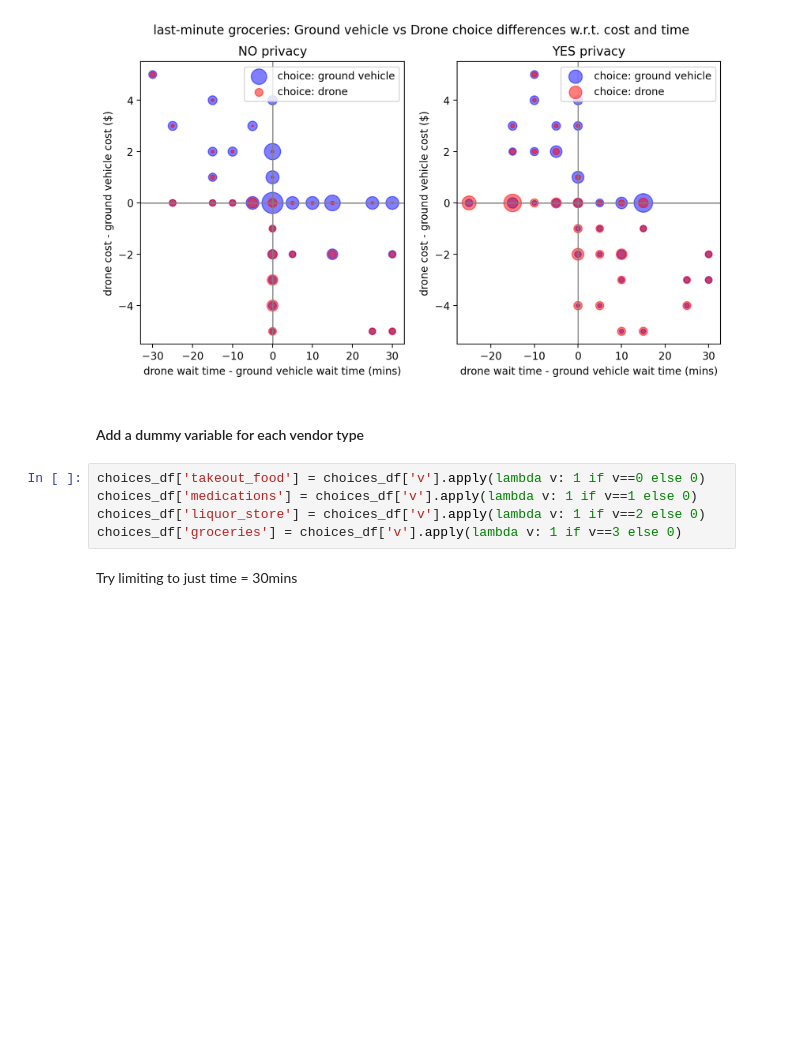
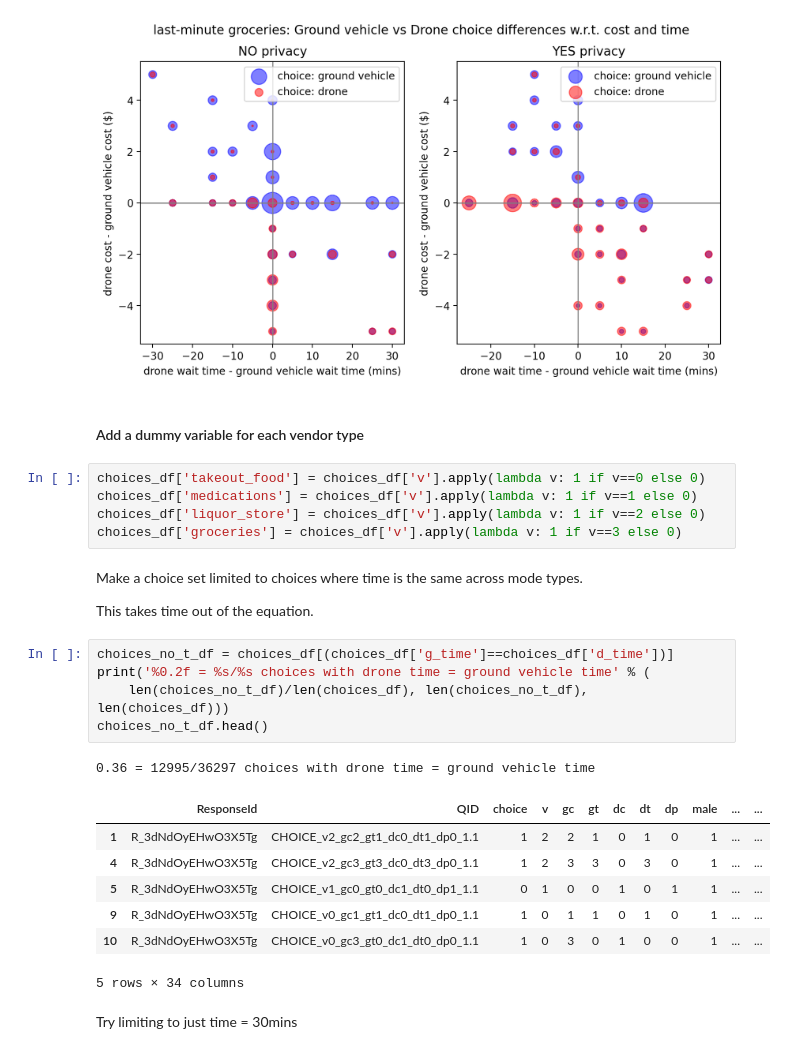
Before and after one commit to aberke/drones-consumer-privacy, a Jupyter notebook: data-analysis/survey-sample-experimental-models-combined.ipynb, the cells around one changed output. Saved outputs shown, nothing was run; the diff lists cells and outputs as text; blank space fills up the shorter version.

```diff
--- a/data-analysis/survey-sample-experimental-models-combined.ipynb
+++ b/data-analysis/survey-sample-experimental-models-combined.ipynb
@@ -100,5 +103,23 @@ choices_df['takeout_food'] = choices_df['v'].apply(lambda v: 1 if v==0 else 0)
 choices_df['medications'] = choices_df['v'].apply(lambda v: 1 if v==1 else 0)
 choices_df['liquor_store'] = choices_df['v'].apply(lambda v: 1 if v==2 else 0)
 choices_df['groceries'] = choices_df['v'].apply(lambda v: 1 if v==3 else 0)
+# %% [markdown]
+Make a choice set limited to choices where time is the same across mode types.
+
+This takes time out of the equation.
+# %%
+choices_no_t_df = choices_df[(choices_df['g_time']==choices_df['d_time'])]
+print('%0.2f = %s/%s choices with drone time = ground vehicle time' % (
+    len(choices_no_t_df)/len(choices_df), len(choices_no_t_df), len(choices_df)))
+choices_no_t_df.head()
+# %% [output]
+0.36 = 12995/36297 choices with drone time = ground vehicle time
+|  | ResponseId | QID | choice | v | gc | gt | dc | dt | dp | male | ... | ... |
+| 1 | R_3dNdOyEHwO3X5Tg | CHOICE_v2_gc2_gt1_dc0_dt1_dp0_1.1 | 1 | 2 | 2 | 1 | 0 | 1 | 0 | 1 | ... | ... |
+| 4 | R_3dNdOyEHwO3X5Tg | CHOICE_v2_gc3_gt3_dc0_dt3_dp0_1.1 | 1 | 2 | 3 | 3 | 0 | 3 | 0 | 1 | ... | ... |
+| 5 | R_3dNdOyEHwO3X5Tg | CHOICE_v1_gc0_gt0_dc1_dt0_dp1_1.1 | 0 | 1 | 0 | 0 | 1 | 0 | 1 | 1 | ... | ... |
+| 9 | R_3dNdOyEHwO3X5Tg | CHOICE_v0_gc1_gt1_dc0_dt1_dp0_1.1 | 1 | 0 | 1 | 1 | 0 | 1 | 0 | 1 | ... | ... |
+| 10 | R_3dNdOyEHwO3X5Tg | CHOICE_v0_gc3_gt0_dc1_dt0_dp0_1.1 | 1 | 0 | 3 | 0 | 1 | 0 | 0 | 1 | ... | ... |
+5 rows × 34 columns
 # %% [markdown]
 Try limiting to just time = 30mins
```
Also changed, not shown: parts of 21 cells of this notebook, 5 other files.
